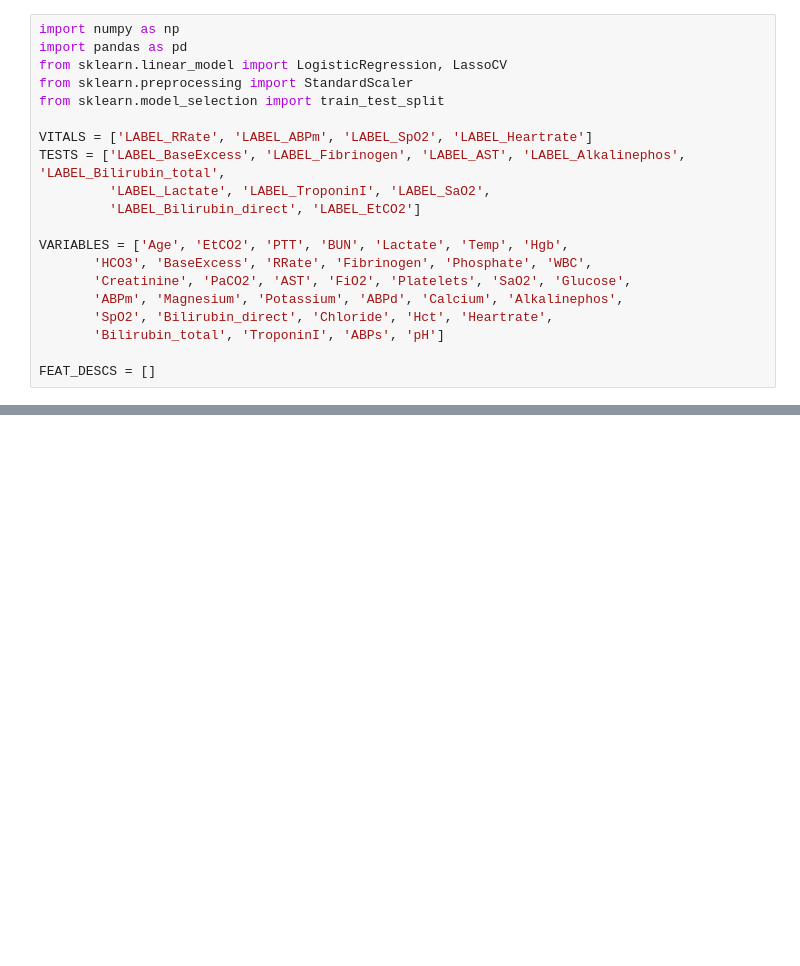
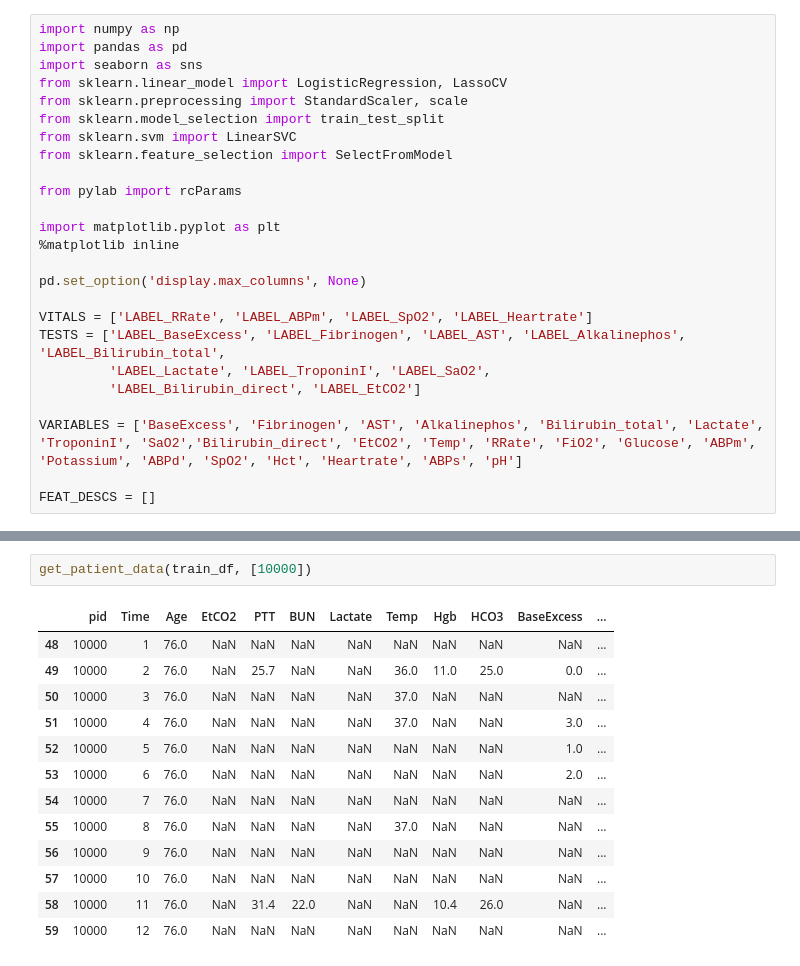
Before and after one commit to remo48/iml2020, a Jupyter notebook: task2/Untitled.ipynb, the cells around one changed output, grey strips where cells are left out. Drawn from its saved outputs; the diff is of its cells as text; blank space fills up the shorter version.

```diff
--- a/task2/Untitled.ipynb
+++ b/task2/Untitled.ipynb
@@ -1,21 +1,26 @@
 # %%
 import numpy as np
 import pandas as pd
+import seaborn as sns
 from sklearn.linear_model import LogisticRegression, LassoCV
-from sklearn.preprocessing import StandardScaler
+from sklearn.preprocessing import StandardScaler, scale
 from sklearn.model_selection import train_test_split
+from sklearn.svm import LinearSVC
+from sklearn.feature_selection import SelectFromModel
+
+from pylab import rcParams
+
+import matplotlib.pyplot as plt
+%matplotlib inline
+
+pd.set_option('display.max_columns', None)
 
 VITALS = ['LABEL_RRate', 'LABEL_ABPm', 'LABEL_SpO2', 'LABEL_Heartrate']
 TESTS = ['LABEL_BaseExcess', 'LABEL_Fibrinogen', 'LABEL_AST', 'LABEL_Alkalinephos', 'LABEL_Bilirubin_total',
          'LABEL_Lactate', 'LABEL_TroponinI', 'LABEL_SaO2',
          'LABEL_Bilirubin_direct', 'LABEL_EtCO2']
 
-VARIABLES = ['Age', 'EtCO2', 'PTT', 'BUN', 'Lactate', 'Temp', 'Hgb',
-       'HCO3', 'BaseExcess', 'RRate', 'Fibrinogen', 'Phosphate', 'WBC',
-       'Creatinine', 'PaCO2', 'AST', 'FiO2', 'Platelets', 'SaO2', 'Glucose',
-       'ABPm', 'Magnesium', 'Potassium', 'ABPd', 'Calcium', 'Alkalinephos',
-       'SpO2', 'Bilirubin_direct', 'Chloride', 'Hct', 'Heartrate',
-       'Bilirubin_total', 'TroponinI', 'ABPs', 'pH']
+VARIABLES = ['BaseExcess', 'Fibrinogen', 'AST', 'Alkalinephos', 'Bilirubin_total', 'Lactate', 'TroponinI', 'SaO2','Bilirubin_direct', 'EtCO2', 'Temp', 'RRate', 'FiO2', 'Glucose', 'ABPm', 'Potassium', 'ABPd', 'SpO2', 'Hct', 'Heartrate', 'ABPs', 'pH']
 
 FEAT_DESCS = []
 # %%
@@ -50,0 +55,16 @@ X_all = []
+# %%
+get_patient_data(train_df, [10000])
+# %% [output]
+|  | pid | Time | Age | EtCO2 | PTT | BUN | Lactate | Temp | Hgb | HCO3 | BaseExcess | ... |
+| 48 | 10000 | 1 | 76.0 | NaN | NaN | NaN | NaN | NaN | NaN | NaN | NaN | ... |
+| 49 | 10000 | 2 | 76.0 | NaN | 25.7 | NaN | NaN | 36.0 | 11.0 | 25.0 | 0.0 | ... |
+| 50 | 10000 | 3 | 76.0 | NaN | NaN | NaN | NaN | 37.0 | NaN | NaN | NaN | ... |
+| 51 | 10000 | 4 | 76.0 | NaN | NaN | NaN | NaN | 37.0 | NaN | NaN | 3.0 | ... |
+| 52 | 10000 | 5 | 76.0 | NaN | NaN | NaN | NaN | NaN | NaN | NaN | 1.0 | ... |
+| 53 | 10000 | 6 | 76.0 | NaN | NaN | NaN | NaN | NaN | NaN | NaN | 2.0 | ... |
+| 54 | 10000 | 7 | 76.0 | NaN | NaN | NaN | NaN | NaN | NaN | NaN | NaN | ... |
+| 55 | 10000 | 8 | 76.0 | NaN | NaN | NaN | NaN | 37.0 | NaN | NaN | NaN | ... |
+| 56 | 10000 | 9 | 76.0 | NaN | NaN | NaN | NaN | NaN | NaN | NaN | NaN | ... |
+| 57 | 10000 | 10 | 76.0 | NaN | NaN | NaN | NaN | NaN | NaN | NaN | NaN | ... |
+| 58 | 10000 | 11 | 76.0 | NaN | 31.4 | 22.0 | NaN | NaN | 10.4 | 26.0 | NaN | ... |
+| 59 | 10000 | 12 | 76.0 | NaN | NaN | NaN | NaN | NaN | NaN | NaN | NaN | ... |
```
Also changed, not shown: parts of 10 cells of this notebook, 14 other files.
